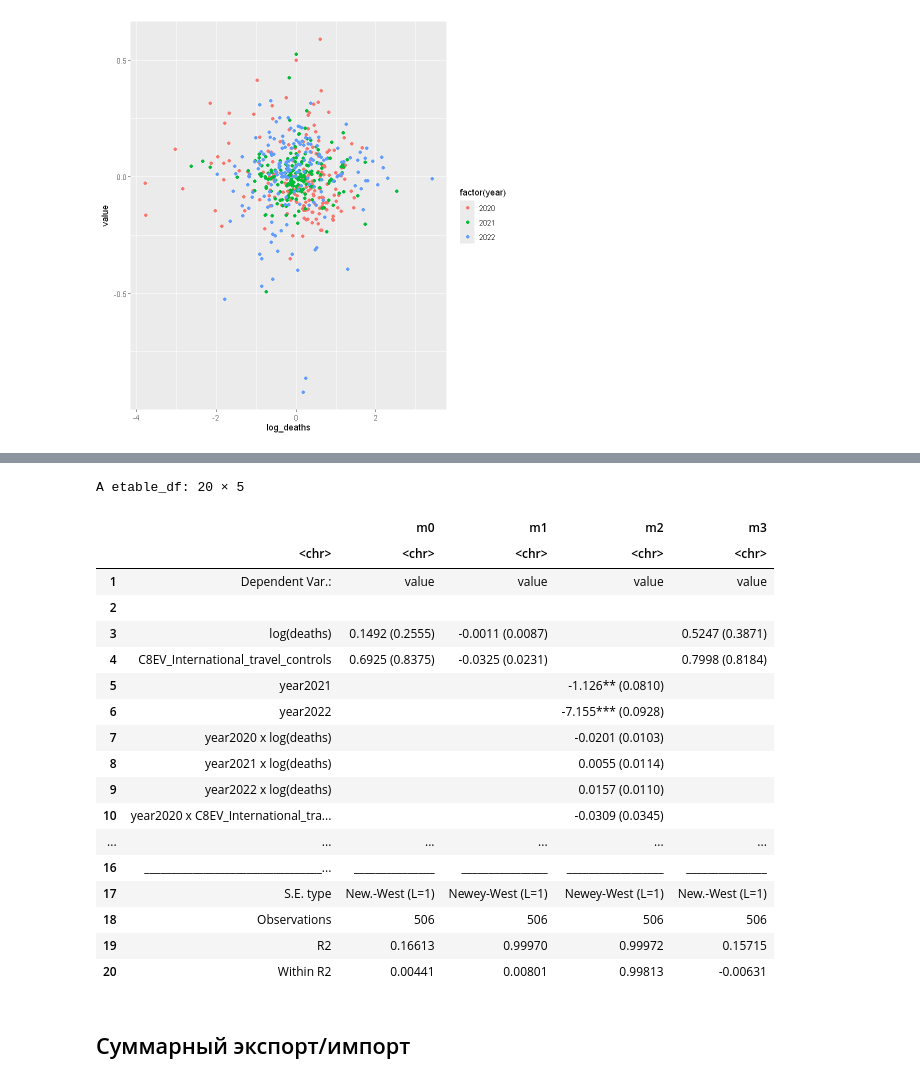
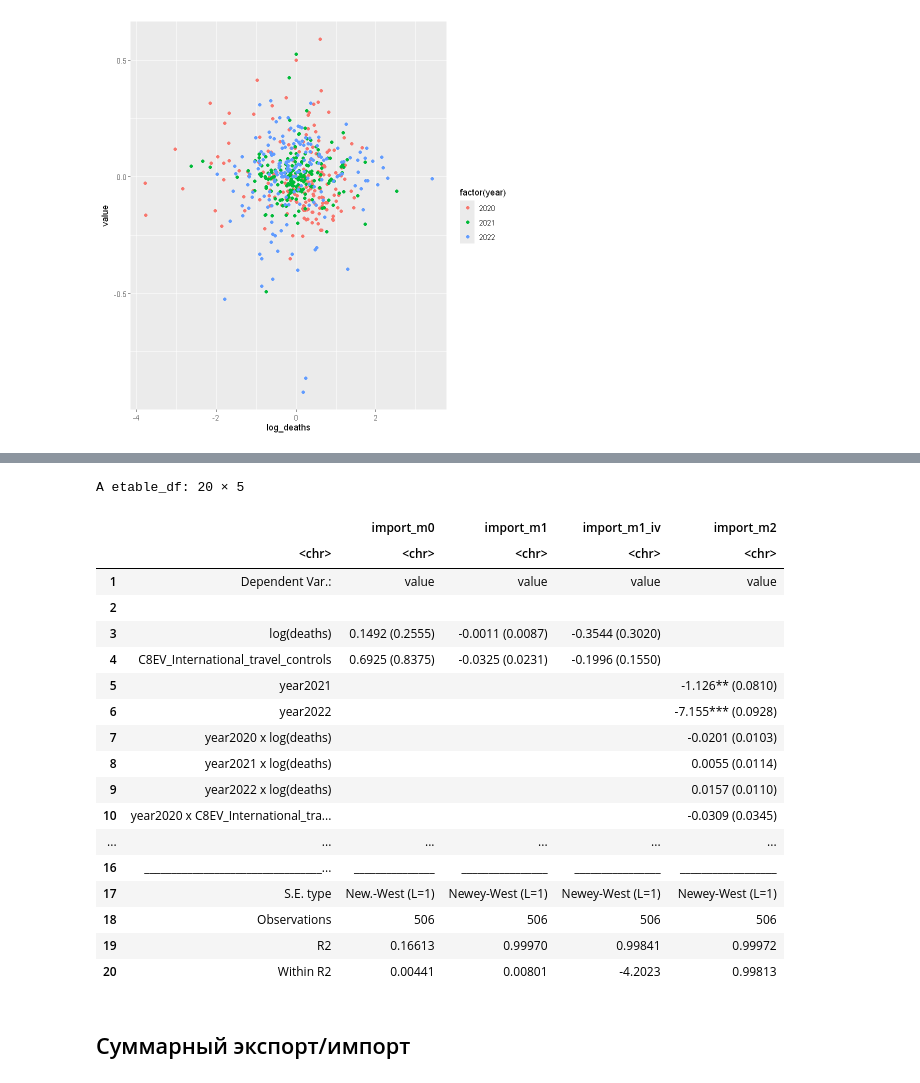
Before and after one commit to xan-d-or/thesis, a Jupyter notebook: analysis/hs0_fe_estimation.ipynb, the cells around one changed output, grey strips where cells are left out. Cells and saved outputs as stored; diff of their text form; code cells hidden in the pictures.

```diff
--- a/analysis/hs0_fe_estimation.ipynb
+++ b/analysis/hs0_fe_estimation.ipynb
@@ -402,0 +355,6 @@ p
+# %%
+# Pulled OLS
+import_m0 = feols(value ~ log(deaths) +
+ C8EV_International_travel_controls| year,
+ data = df)
+import_m0 %>% summary(vcov = ~country)
@@ -403,8 +374,8 @@ p
 # %%
-m1 = feols(value ~ log(deaths) +
+import_m1 = feols(value ~ log(deaths) +
  C8EV_International_travel_controls| country + year,
  data = df)
-m1 %>% summary(vcov = vcov_NW(unit = 'country', time = 'year'))
+import_m1 %>% summary(vcov = ~country)
 # %% [output]
 NOTE: 154 observations removed because of NA and infinite values (RHS: 154).
 OLS estimation, Dep. Var.: value
@@ -420,11 +391,11 @@ RMSE: 0.141505     Adj. R2: 0.999531
                  Within R2: 0.008014
 # %%
 # Маски сами по себе --- слабый инструмент
-m1_iv = feols(value ~ 1 +
+import_m1_iv = feols(value ~ 1 +
  C8EV_International_travel_controls|country + year|
  log(deaths) ~ H6M_Facial_Coverings,
  data = df)
-m1_iv %>% summary(vcov = vcov_NW(unit = 'country', time = 'year'))
+import_m1_iv %>% summary(vcov = ~country)
 # %% [output]
 NOTE: 154 observations removed because of NA and infinite values (RHS: 126, IV: 74/126).
 TSLS estimation - Dep. Var.: value
@@ -445,9 +416,9 @@ F-test (1st stage), log(deaths): stat = 3.39781, p = 0.065873, on 1 and 501 DoF.
                      Wu-Hausman: stat = 9.66215, p = 0.002047, on 1 and 326 DoF.
 # %%
 # Гетерогенность во времени
-m2 = feols(value ~ year/log(deaths) + year/C8EV_International_travel_controls| country,
+import_m2 = feols(value ~ year/log(deaths) + year/C8EV_International_travel_controls| country,
  data = df)
-m2 %>% summary(vcov = vcov_NW(unit = 'country', time = 'year'))
+import_m2 %>% summary(vcov = ~country)
 # %% [output]
 NOTE: 154 observations removed because of NA and infinite values (RHS: 154).
 OLS estimation, Dep. Var.: value
@@ -523,24 +464,24 @@ A etable_df: 20 × 5
 # %%
-etable(m0, m1, m2, m3, vcov = vcov_NW(unit = 'country', time = 'year'))
+etable(import_m0, import_m1, import_m1_iv, import_m2, vcov = vcov_NW(unit = 'country', time = 'year'))
 # %% [output]
 A etable_df: 20 × 5
-|  |  | m0 | m1 | m2 | m3 |
+|  |  | import_m0 | import_m1 | import_m1_iv | import_m2 |
 |  | <chr> | <chr> | <chr> | <chr> | <chr> |
 | 1 | Dependent Var.: | value | value | value | value |
 | 2 |  |  |  |  |  |
-| 3 | log(deaths) | 0.1492 (0.2555) | -0.0011 (0.0087) |  | 0.5247 (0.3871) |
-| 4 | C8EV_International_travel_controls | 0.6925 (0.8375) | -0.0325 (0.0231) |  | 0.7998 (0.8184) |
-| 5 | year2021 |  |  | -1.126** (0.0810) |  |
-| 6 | year2022 |  |  | -7.155*** (0.0928) |  |
-| 7 | year2020 x log(deaths) |  |  | -0.0201 (0.0103) |  |
-| 8 | year2021 x log(deaths) |  |  | 0.0055 (0.0114) |  |
-| 9 | year2022 x log(deaths) |  |  | 0.0157 (0.0110) |  |
-| 10 | year2020 x C8EV_International_tra... |  |  | -0.0309 (0.0345) |  |
+| 3 | log(deaths) | 0.1492 (0.2555) | -0.0011 (0.0087) | -0.3544 (0.3020) |  |
+| 4 | C8EV_International_travel_controls | 0.6925 (0.8375) | -0.0325 (0.0231) | -0.1996 (0.1550) |  |
+| 5 | year2021 |  |  |  | -1.126** (0.0810) |
+| 6 | year2022 |  |  |  | -7.155*** (0.0928) |
+| 7 | year2020 x log(deaths) |  |  |  | -0.0201 (0.0103) |
+| 8 | year2021 x log(deaths) |  |  |  | 0.0055 (0.0114) |
+| 9 | year2022 x log(deaths) |  |  |  | 0.0157 (0.0110) |
+| 10 | year2020 x C8EV_International_tra... |  |  |  | -0.0309 (0.0345) |
 | ... | ... | ... | ... | ... | ... |
-| 16 | _________________________________... | _______________ | ________________ | __________________ | _______________ |
-| 17 | S.E. type | New.-West (L=1) | Newey-West (L=1) | Newey-West (L=1) | New.-West (L=1) |
+| 16 | _________________________________... | _______________ | ________________ | ________________ | __________________ |
+| 17 | S.E. type | New.-West (L=1) | Newey-West (L=1) | Newey-West (L=1) | Newey-West (L=1) |
 | 18 | Observations | 506 | 506 | 506 | 506 |
-| 19 | R2 | 0.16613 | 0.99970 | 0.99972 | 0.15715 |
-| 20 | Within R2 | 0.00441 | 0.00801 | 0.99813 | -0.00631 |
+| 19 | R2 | 0.16613 | 0.99970 | 0.99841 | 0.99972 |
+| 20 | Within R2 | 0.00441 | 0.00801 | -4.2023 | 0.99813 |
 # %% [markdown]
 ## Суммарный экспорт/импорт
```
Also changed, not shown: parts of 26 cells of this notebook, 1 other file.
